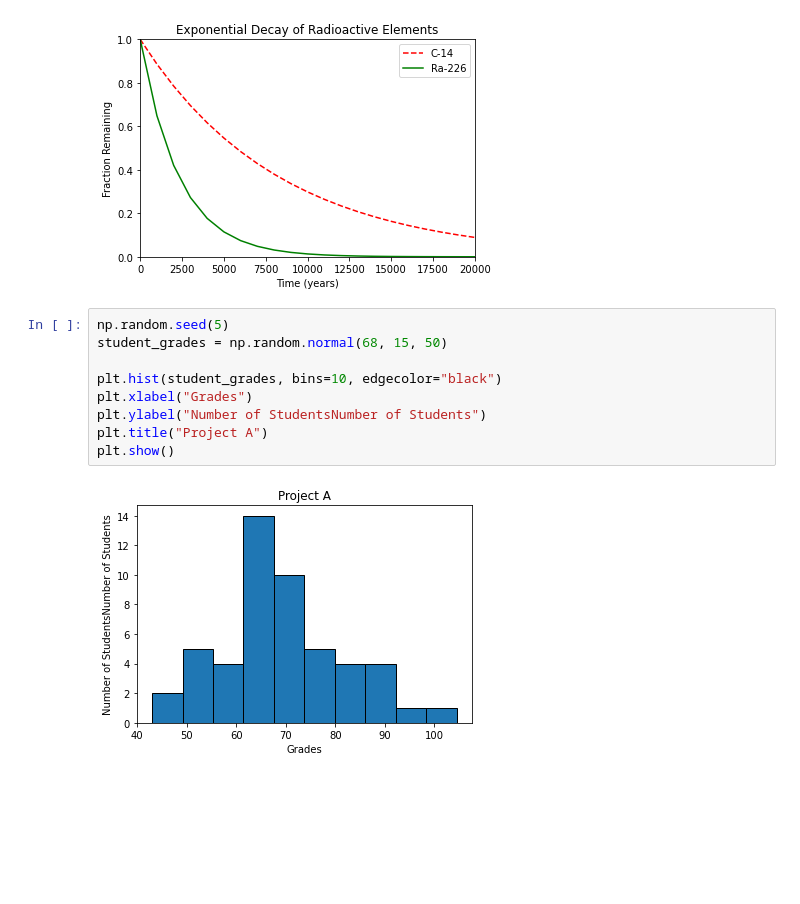
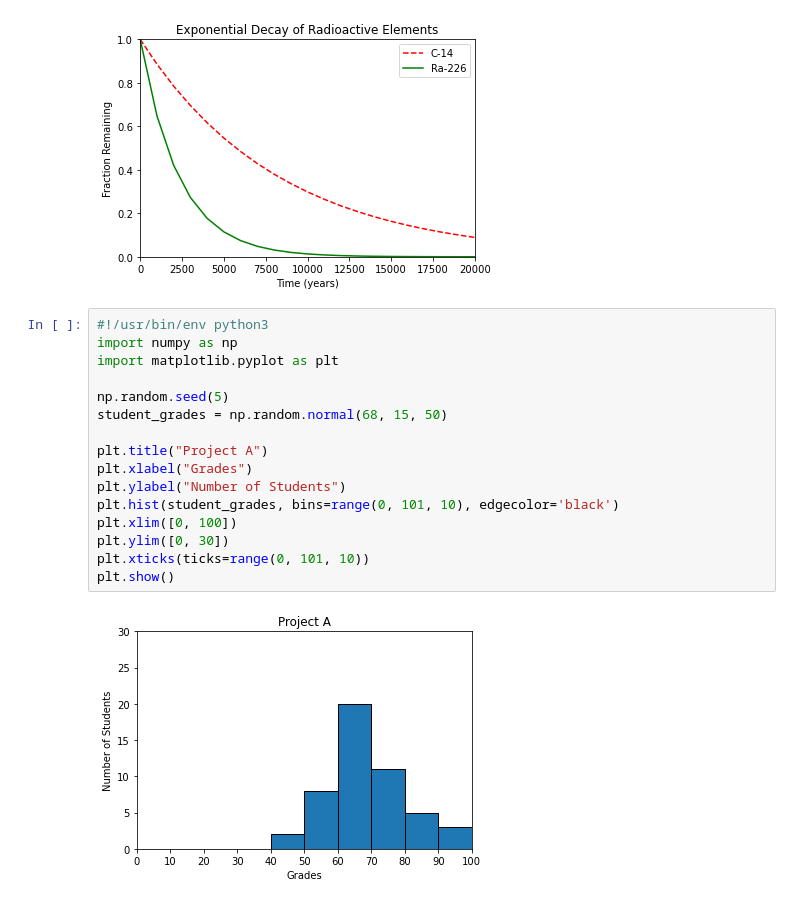
Before and after one commit to Juand0145/Machine_learning, a Jupyter notebook: math/0x01-plotting/graphs.ipynb, the cells around one changed output. Drawn from its saved outputs; the diff is of its cells as text; blank space fills up the shorter version.

```diff
--- a/math/0x01-plotting/graphs.ipynb
+++ b/math/0x01-plotting/graphs.ipynb
@@ -62,14 +62,21 @@ plt.legend()
 plt.show()
 # %% [output]
 [figure]
-# %%
-np.random.seed(5)
-student_grades = np.random.normal(68, 15, 50)
-
-plt.hist(student_grades, bins=10, edgecolor="black")
-plt.xlabel("Grades")
-plt.ylabel("Number of StudentsNumber of Students")
-plt.title("Project A")
-plt.show()
-# %% [output]
-[figure, removed]
+# %%
+#!/usr/bin/env python3
+import numpy as np
+import matplotlib.pyplot as plt
+
+np.random.seed(5)
+student_grades = np.random.normal(68, 15, 50)
+
+plt.title("Project A")
+plt.xlabel("Grades")
+plt.ylabel("Number of Students")
+plt.hist(student_grades, bins=range(0, 101, 10), edgecolor='black')
+plt.xlim([0, 100])
+plt.ylim([0, 30])
+plt.xticks(ticks=range(0, 101, 10))
+plt.show()
+# %% [output]
+[figure, added]
```
Also changed, not shown: parts of 3 cells of this notebook, 4 other files.
